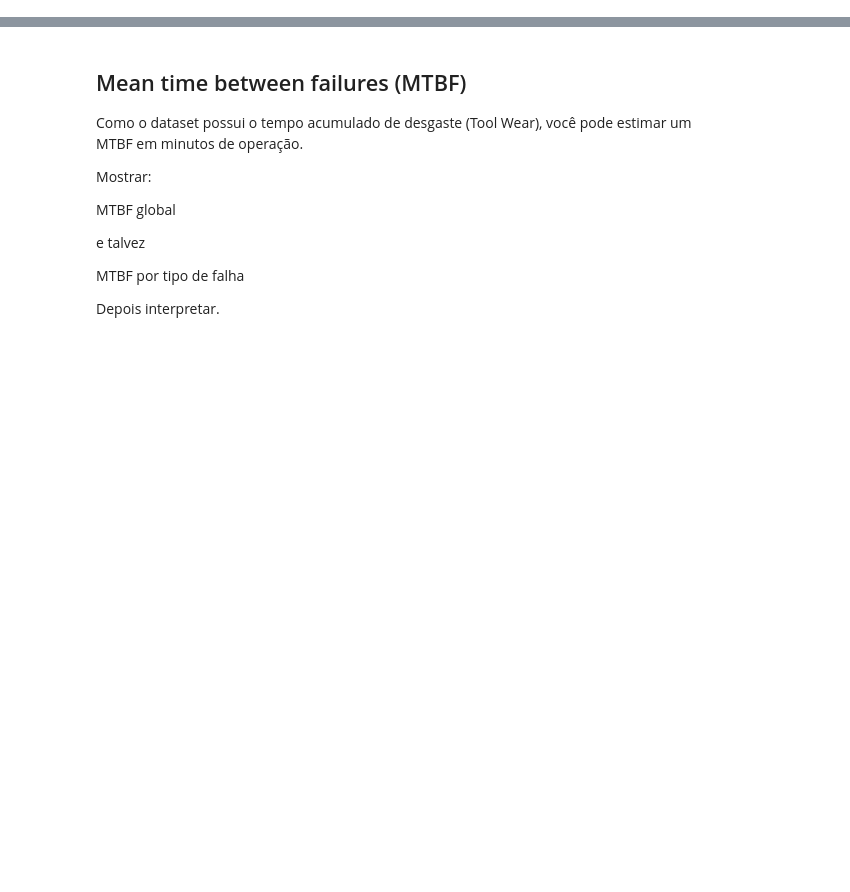
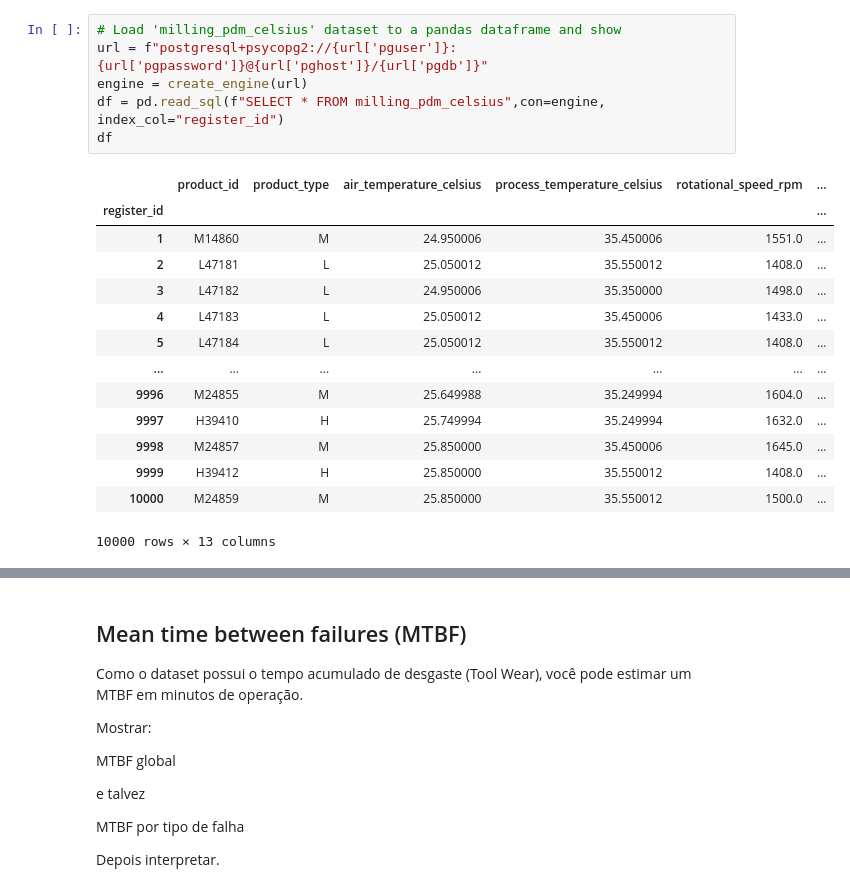
Before and after one commit to ghperez/milling-pdm, a Jupyter notebook: notebooks/02_reliability_analysis.ipynb, the cells around one changed output, grey strips where cells are left out. Saved outputs shown, nothing was run; the diff lists cells and outputs as text; blank space fills up the shorter version.

```diff
--- a/notebooks/02_reliability_analysis.ipynb
+++ b/notebooks/02_reliability_analysis.ipynb
@@ -17,0 +16,21 @@ tipos de falha
+# %%
+# Load 'milling_pdm_celsius' dataset to a pandas dataframe and show
+url = f"postgresql+psycopg2://{url['pguser']}:{url['pgpassword']}@{url['pghost']}/{url['pgdb']}"
+engine = create_engine(url)
+df = pd.read_sql(f"SELECT * FROM milling_pdm_celsius",con=engine, index_col="register_id")
+df
+# %% [output]
+|  | product_id | product_type | air_temperature_celsius | process_temperature_celsius | rotational_speed_rpm | ... |
+| register_id |  |  |  |  |  | ... |
+| 1 | M14860 | M | 24.950006 | 35.450006 | 1551.0 | ... |
+| 2 | L47181 | L | 25.050012 | 35.550012 | 1408.0 | ... |
+| 3 | L47182 | L | 24.950006 | 35.350000 | 1498.0 | ... |
+| 4 | L47183 | L | 25.050012 | 35.450006 | 1433.0 | ... |
+| 5 | L47184 | L | 25.050012 | 35.550012 | 1408.0 | ... |
+| ... | ... | ... | ... | ... | ... | ... |
+| 9996 | M24855 | M | 25.649988 | 35.249994 | 1604.0 | ... |
+| 9997 | H39410 | H | 25.749994 | 35.249994 | 1632.0 | ... |
+| 9998 | M24857 | M | 25.850000 | 35.450006 | 1645.0 | ... |
+| 9999 | H39412 | H | 25.850000 | 35.550012 | 1408.0 | ... |
+| 10000 | M24859 | M | 25.850000 | 35.550012 | 1500.0 | ... |
+10000 rows × 13 columns
```
Also changed, not shown: parts of 16 cells of this notebook.
